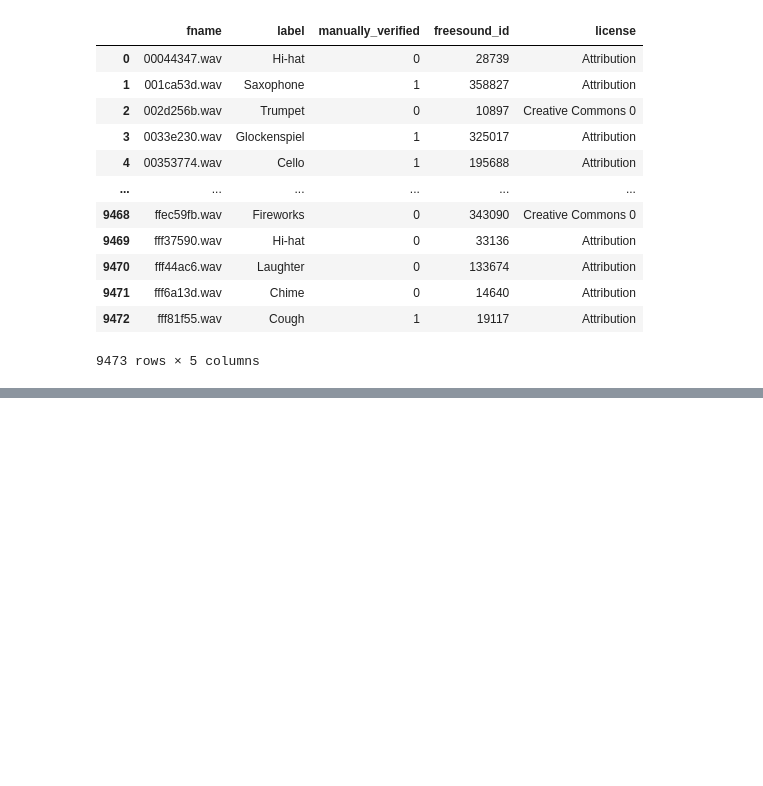
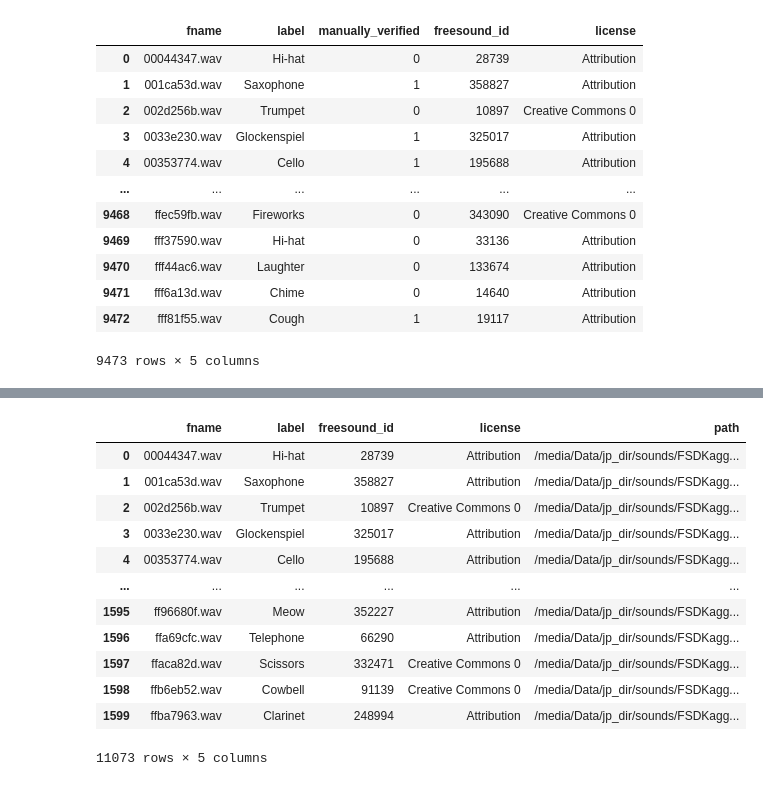
Before and after one commit to dzjkb/mgr2024, a Jupyter notebook: external_ds_exploration.ipynb, the cells around one changed output, grey strips where cells are left out. Cells and saved outputs as stored; diff of their text form; code cells hidden in the pictures; blank space fills up the shorter version.

```diff
--- a/external_ds_exploration.ipynb
+++ b/external_ds_exploration.ipynb
@@ -32 +50,20 @@ train_meta
+# %%
+train_meta["path"] = f"{fsdkaggle2018_audio_train}/" + train_meta["fname"]
+test_meta["path"] = f"{fsdkaggle2018_audio_test}/" + test_meta["fname"]
+all_meta = pd.concat([train_meta.drop(columns=["manually_verified"]), test_meta.drop(columns=["usage"])], axis=0)
+all_meta
+# %% [output]
+|  | fname | label | freesound_id | license | path |
+| 0 | 00044347.wav | Hi-hat | 28739 | Attribution | /media/Data/jp_dir/sounds/FSDKagg... |
+| 1 | 001ca53d.wav | Saxophone | 358827 | Attribution | /media/Data/jp_dir/sounds/FSDKagg... |
+| 2 | 002d256b.wav | Trumpet | 10897 | Creative Commons 0 | /media/Data/jp_dir/sounds/FSDKagg... |
+| 3 | 0033e230.wav | Glockenspiel | 325017 | Attribution | /media/Data/jp_dir/sounds/FSDKagg... |
+| 4 | 00353774.wav | Cello | 195688 | Attribution | /media/Data/jp_dir/sounds/FSDKagg... |
+| ... | ... | ... | ... | ... | ... |
+| 1595 | ff96680f.wav | Meow | 352227 | Attribution | /media/Data/jp_dir/sounds/FSDKagg... |
+| 1596 | ffa69cfc.wav | Telephone | 66290 | Attribution | /media/Data/jp_dir/sounds/FSDKagg... |
+| 1597 | ffaca82d.wav | Scissors | 332471 | Creative Commons 0 | /media/Data/jp_dir/sounds/FSDKagg... |
+| 1598 | ffb6eb52.wav | Cowbell | 91139 | Creative Commons 0 | /media/Data/jp_dir/sounds/FSDKagg... |
+| 1599 | ffba7963.wav | Clarinet | 248994 | Attribution | /media/Data/jp_dir/sounds/FSDKagg... |
+11073 rows × 5 columns
 # %%
```
Also changed, not shown: parts of 8 cells of this notebook, 40 other files.
